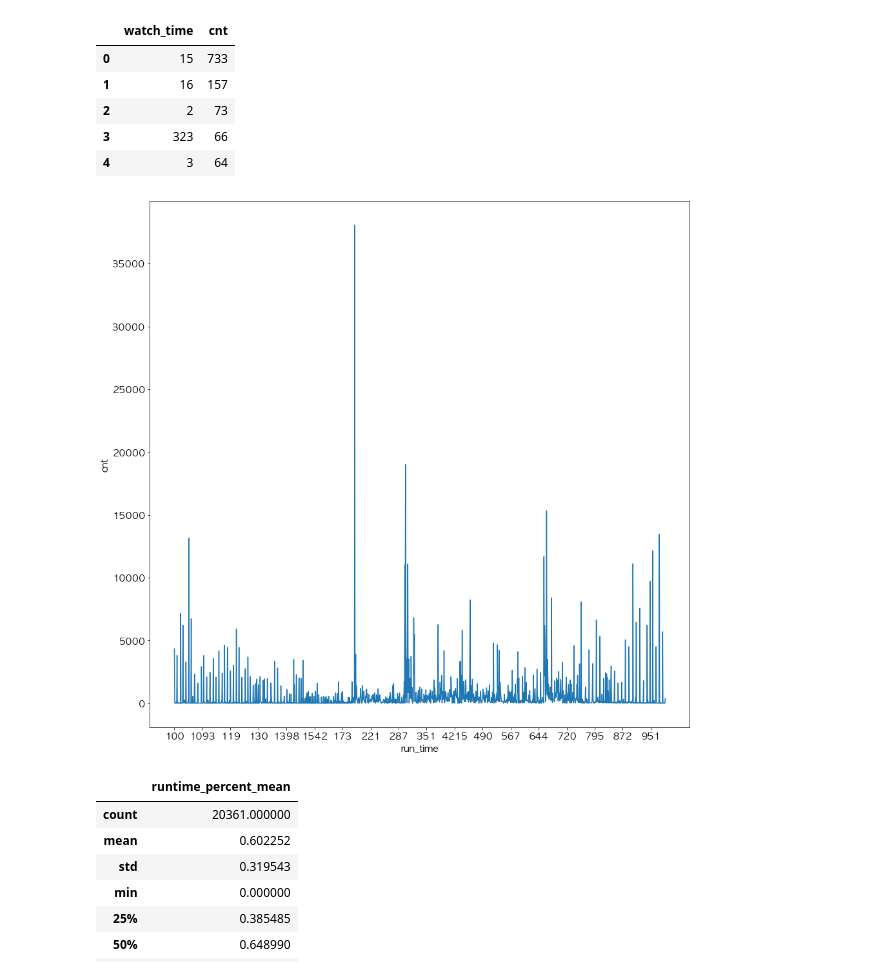
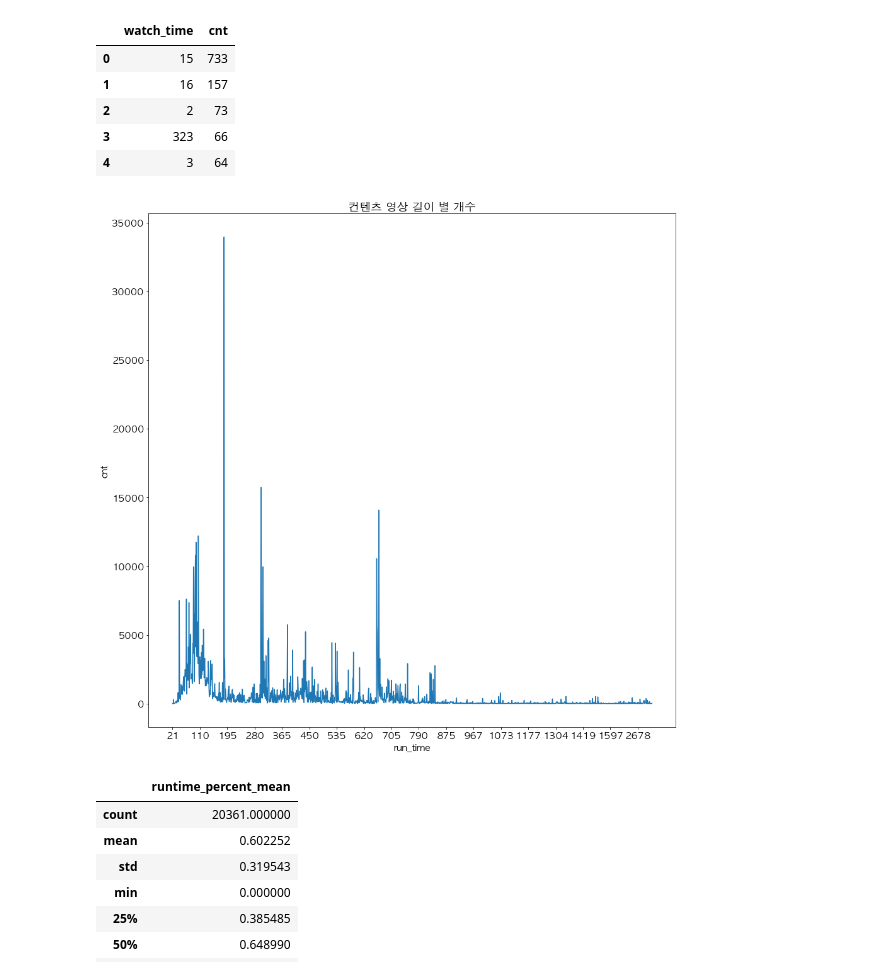
Before and after one commit to jinsuc28/lg-children-country-recommend, a Jupyter notebook: EDA/JS/2-EDA-model-used.ipynb, the cells around one changed output. Saved outputs shown, nothing was run; the diff lists cells and outputs as text; code cells hidden in the pictures.

```diff
--- a/EDA/JS/2-EDA-model-used.ipynb
+++ b/EDA/JS/2-EDA-model-used.ipynb
@@ -252,17 +245,18 @@ watch_e_meta_profile_runtimepercent = watch_e_meta_profile_duplicate_df.copy()
 watch_e_meta_profile_runtimepercent['runtime_percent'] = watch_e_meta_profile_runtimepercent['watch_time']/ watch_e_meta_profile_runtimepercent['run_time']
 # %%
 # 전체 컨텐츠 길이 분석
-# watch_e_meta_profile_runtimepercent_groupby = watch_e_meta_profile_runtimepercent.groupby(['run_time']).count()['profile_id'].reset_index().rename(columns={'profile_id':'cnt'})
+watch_e_meta_profile_runtimepercent_groupby = watch_e_meta_profile_runtimepercent.groupby(['run_time']).count()['profile_id'].reset_index().rename(columns={'profile_id':'cnt'})
 watch_e_meta_profile_runtimepercent_groupby = watch_e_meta_profile_runtimepercent_groupby.sort_values('run_time')
 watch_e_meta_profile_runtimepercent_groupby['run_time'] = watch_e_meta_profile_runtimepercent_groupby['run_time'].astype(str)
 # %%
 # 전체 컨텐츠 영상 시간별 cnt 비교
 plt.figure(figsize=(15,15))
 sns.lineplot(x='run_time',y='cnt',data=watch_e_meta_profile_runtimepercent_groupby)
 plt.xticks(range(0,len(watch_e_meta_profile_runtimepercent_groupby),85))
+plt.title('컨텐츠 영상 길이 별 개수')
 plt.show()
 # %% [output]
-[figure, old version]
+[figure, new version]
 # %%
 # 유저 시청시간과 컨텐츠 전체 영상 길이 퍼센트화 및 컨테츠별 퍼센트 평균
 watch_e_meta_profile_runtimepercent_mean = watch_e_meta_profile_runtimepercent.groupby(['album_id']).mean()['runtime_percent'].reset_index().rename(columns={'runtime_percent':'runtime_percent_mean'})
```
Also changed, not shown: parts of 65 cells of this notebook, 1 other file.
